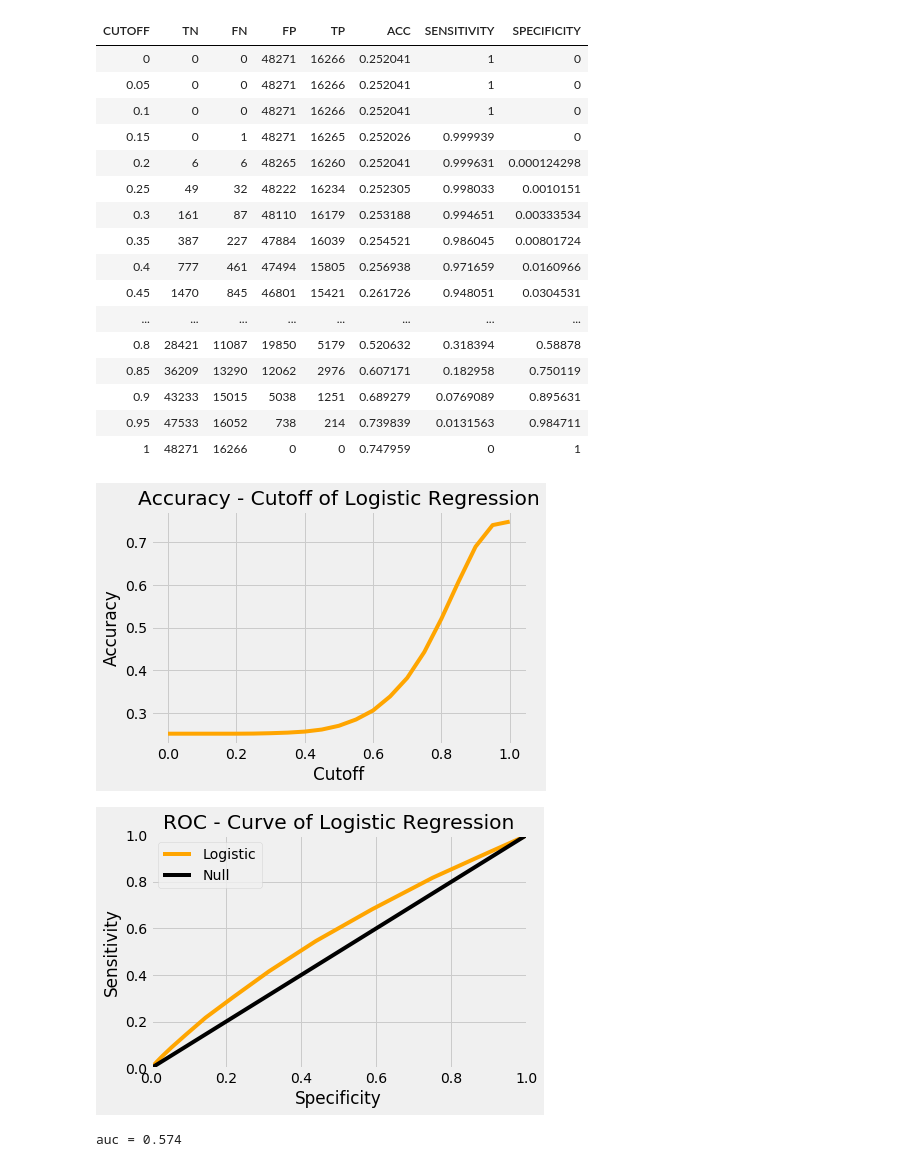
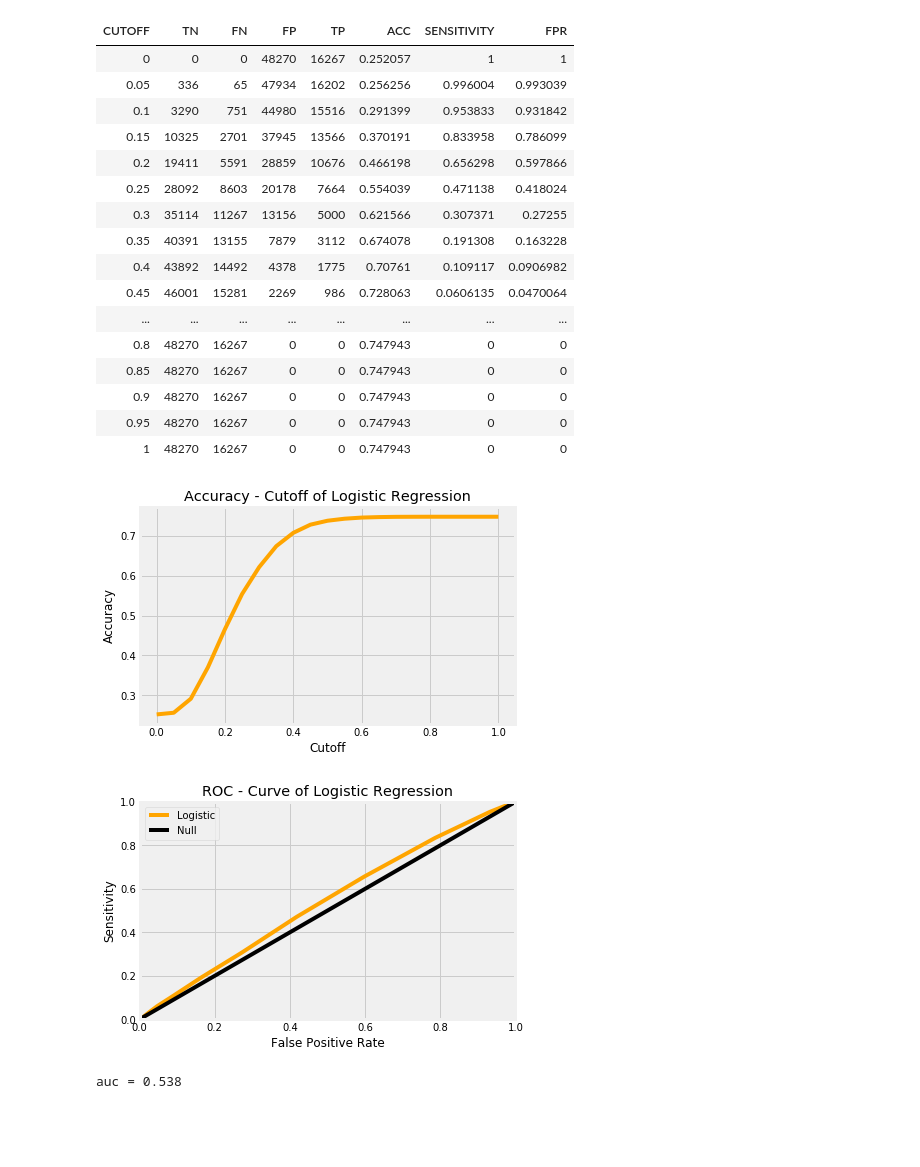
Before and after one commit to frostace/BinaryClassification, a Jupyter notebook: Logistic Regression.ipynb, the cells around one changed output. Saved outputs shown, nothing was run; the diff lists cells and outputs as text; code cells hidden in the pictures; blank space fills up the shorter version.

```diff
--- a/Logistic Regression.ipynb
+++ b/Logistic Regression.ipynb
@@ -73,10 +73,13 @@ formula = 'CLASS ~ CHROM + POS + REF + ALT + AF_ESP + AF_EXAC + AF_TGP + CLNDISD
 # formula = 'CLASS ~ Feature_type + Feature + BIOTYPE + EXON + INTRON + cDNA_position'
 # formula = 'CLASS ~ CDS_position + Protein_position + Amino_acids + Codons + STRAND + BAM_EDIT'
 # formula = 'CLASS ~ SIFT + PolyPhen + LoFtool + CADD_PHRED + CADD_RAW + BLOSUM62'
+start = time.time()
 model = smf.glm(formula=formula, data=trainingframe,
                 family=sm.families.Binomial(
                 link=sm.genmod.families.links.probit))
 result = model.fit()
 # result.summary()
+end = time.time()
+print("Logistic Regression Model Trained! Time: %.03fs" % (end - start))
 # %% [output]
 Use an instance of a link class instead.
@@ -85,7 +89,7 @@ Use an instance of a link class instead.
 # ===========================================================
 pred = result.predict(testingset.to_df())
 final = Table().with_column('IDX', [i for i in range(len(pred))])
-final = final.with_columns('ACT_CLASS', testingset.select('CLASS').to_df()[['CLASS']].transpose().values.tolist()[0], 'PRE_CLASS', 1 - pred.to_numpy())
+final = final.with_columns('ACT_CLASS', testingset.select('CLASS').to_df()[['CLASS']].transpose().values.tolist()[0], 'PRE_CLASS', pred.to_numpy())
 # %%
 final.show(5)
 # %% [output]
@@ -124,27 +128,27 @@ for cutoff in np.arange(0, 1 + step_size, step_size):
     output.append(acc)
     ROC = ROC.with_row(output)
 ROC = ROC.with_columns('SENSITIVITY', ROC.apply(lambda TP, FN: TP / (TP + FN + 0.00000001), 'TP', 'FN'))
-ROC = ROC.with_columns('SPECIFICITY', ROC.apply(lambda TN, FP: TN / (TN + FP + 0.00000001), 'TN', 'FP'))
+ROC = ROC.with_columns('FPR', ROC.apply(lambda TN, FP: FP / (TN + FP + 0.00000001), 'TN', 'FP'))
 # %%
 ROC.show()
 # %% [output]
-| CUTOFF | TN | FN | FP | TP | ACC | SENSITIVITY | SPECIFICITY |
-| 0 | 0 | 0 | 48271 | 16266 | 0.252041 | 1 | 0 |
-| 0.05 | 0 | 0 | 48271 | 16266 | 0.252041 | 1 | 0 |
-| 0.1 | 0 | 0 | 48271 | 16266 | 0.252041 | 1 | 0 |
-| 0.15 | 0 | 1 | 48271 | 16265 | 0.252026 | 0.999939 | 0 |
-| 0.2 | 6 | 6 | 48265 | 16260 | 0.252041 | 0.999631 | 0.000124298 |
-| 0.25 | 49 | 32 | 48222 | 16234 | 0.252305 | 0.998033 | 0.0010151 |
-| 0.3 | 161 | 87 | 48110 | 16179 | 0.253188 | 0.994651 | 0.00333534 |
-| 0.35 | 387 | 227 | 47884 | 16039 | 0.254521 | 0.986045 | 0.00801724 |
-| 0.4 | 777 | 461 | 47494 | 15805 | 0.256938 | 0.971659 | 0.0160966 |
-| 0.45 | 1470 | 845 | 46801 | 15421 | 0.261726 | 0.948051 | 0.0304531 |
+| CUTOFF | TN | FN | FP | TP | ACC | SENSITIVITY | FPR |
+| 0 | 0 | 0 | 48270 | 16267 | 0.252057 | 1 | 1 |
+| 0.05 | 336 | 65 | 47934 | 16202 | 0.256256 | 0.996004 | 0.993039 |
+| 0.1 | 3290 | 751 | 44980 | 15516 | 0.291399 | 0.953833 | 0.931842 |
+| 0.15 | 10325 | 2701 | 37945 | 13566 | 0.370191 | 0.833958 | 0.786099 |
+| 0.2 | 19411 | 5591 | 28859 | 10676 | 0.466198 | 0.656298 | 0.597866 |
+| 0.25 | 28092 | 8603 | 20178 | 7664 | 0.554039 | 0.471138 | 0.418024 |
+| 0.3 | 35114 | 11267 | 13156 | 5000 | 0.621566 | 0.307371 | 0.27255 |
+| 0.35 | 40391 | 13155 | 7879 | 3112 | 0.674078 | 0.191308 | 0.163228 |
+| 0.4 | 43892 | 14492 | 4378 | 1775 | 0.70761 | 0.109117 | 0.0906982 |
+| 0.45 | 46001 | 15281 | 2269 | 986 | 0.728063 | 0.0606135 | 0.0470064 |
 | ... | ... | ... | ... | ... | ... | ... | ... |
-| 0.8 | 28421 | 11087 | 19850 | 5179 | 0.520632 | 0.318394 | 0.58878 |
-| 0.85 | 36209 | 13290 | 12062 | 2976 | 0.607171 | 0.182958 | 0.750119 |
-| 0.9 | 43233 | 15015 | 5038 | 1251 | 0.689279 | 0.0769089 | 0.895631 |
-| 0.95 | 47533 | 16052 | 738 | 214 | 0.739839 | 0.0131563 | 0.984711 |
-| 1 | 48271 | 16266 | 0 | 0 | 0.747959 | 0 | 1 |
+| 0.8 | 48270 | 16267 | 0 | 0 | 0.747943 | 0 | 0 |
+| 0.85 | 48270 | 16267 | 0 | 0 | 0.747943 | 0 | 0 |
+| 0.9 | 48270 | 16267 | 0 | 0 | 0.747943 | 0 | 0 |
+| 0.95 | 48270 | 16267 | 0 | 0 | 0.747943 | 0 | 0 |
+| 1 | 48270 | 16267 | 0 | 0 | 0.747943 | 0 | 0 |
 # %%
 # Acc Curve by cutoff
 # ===========================================================
@@ -156,32 +160,32 @@ plt.plot(ROC.column('CUTOFF'), ROC.column('ACC'), color='orange')
 plt.show()
 fig.savefig('Logistic ACC.png', bbox_inches='tight')
 # %% [output]
-[figure, old version]
+[figure, new version]
 # %%
 # ROC_CURVE
 # ===========================================================
 fig = plt.figure()
-plt.xlabel('Specificity')
+plt.xlabel('False Positive Rate')
 plt.ylabel('Sensitivity')
 plt.title('ROC - Curve of Logistic Regression')
-plt.plot(ROC.column('SPECIFICITY'), 1 - ROC.column('SENSITIVITY'), color='orange')
+plt.plot(ROC.column('FPR'), ROC.column('SENSITIVITY'), color='orange')
 plt.plot(np.arange(0, 1.1, 0.1), np.arange(0, 1.1, 0.1), color='black')
 plt.legend(['Logistic', 'Null'])
 plt.axis([0, 1, 0, 1])
 plt.show()
 fig.savefig('Logistic ROC.png', bbox_inches='tight')
 # %% [output]
-[figure, old version]
+[figure, new version]
 # %%
 # Compute AUC
 # ===========================================================
-length = len(ROC.column('SPECIFICITY'))
+length = len(ROC.column('FPR'))
 auc = 0
 for i in range(length - 1):
-    auc += 0.5 * abs(ROC.column('SPECIFICITY')[i + 1] - ROC.column('SPECIFICITY')[i]) * (1 - ROC.column('SENSITIVITY')[i] + 1 - ROC.column('SENSITIVITY')[i + 1])
+    auc += 0.5 * abs(ROC.column('FPR')[i + 1] - ROC.column('FPR')[i]) * (ROC.column('SENSITIVITY')[i] + ROC.column('SENSITIVITY')[i + 1])
 print("auc = %.03f" %auc)
 # %% [output]
-auc = 0.574
+auc = 0.538
 # %%
 # import sklearn
 # from sklearn.linear_model import LogisticRegression
```
Also changed, not shown: parts of 3 cells of this notebook, 25 other files.
